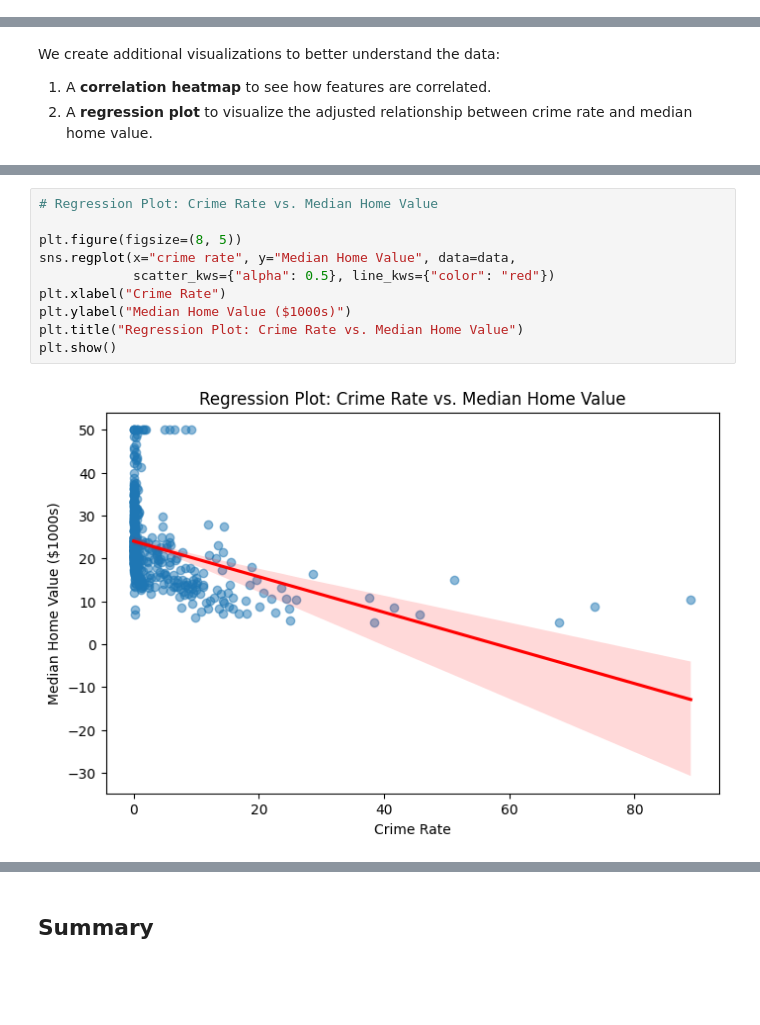
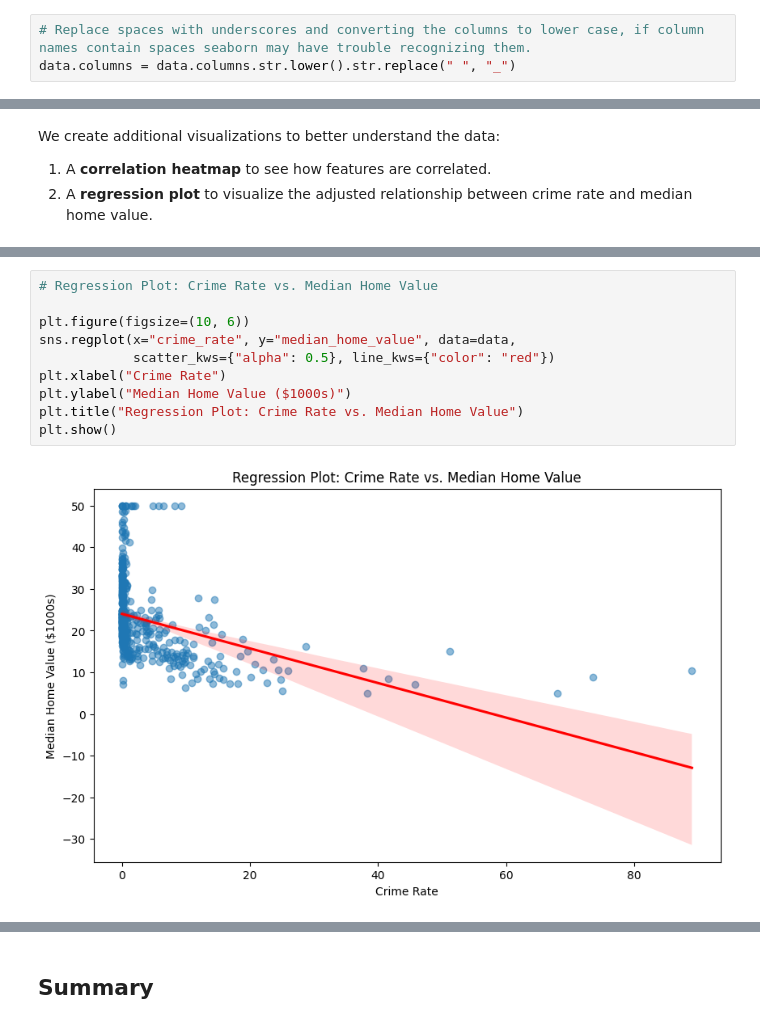
Before and after one commit to dhrubaseal/house_price_prediction_crime_rate, a Jupyter notebook: houseprice.ipynb, the cells around one changed output, grey strips where cells are left out. Saved outputs shown, nothing was run; the diff lists cells and outputs as text; blank space fills up the shorter version.

```diff
--- a/houseprice.ipynb
+++ b/houseprice.ipynb
@@ -44,3 +68,6 @@ None
+# %%
+# Replace spaces with underscores and converting the columns to lower case, if column names contain spaces seaborn may have trouble recognizing them.
+data.columns = data.columns.str.lower().str.replace(" ", "_")
 # %%
 # Display first few rows
 
@@ -148,15 +166,15 @@ plt.show()
 # %%
 # Regression Plot: Crime Rate vs. Median Home Value
 
-plt.figure(figsize=(8, 5))
-sns.regplot(x="crime rate", y="Median Home Value", data=data,
+plt.figure(figsize=(10, 6))
+sns.regplot(x="crime_rate", y="median_home_value", data=data,
             scatter_kws={"alpha": 0.5}, line_kws={"color": "red"})
 plt.xlabel("Crime Rate")
 plt.ylabel("Median Home Value ($1000s)")
 plt.title("Regression Plot: Crime Rate vs. Median Home Value")
 plt.show()
 # %% [output]
-[figure, old version]
+[figure, new version]
 # %%
 # OLS Model with Feature Selection
 
```
Also changed, not shown: parts of 14 cells of this notebook.
